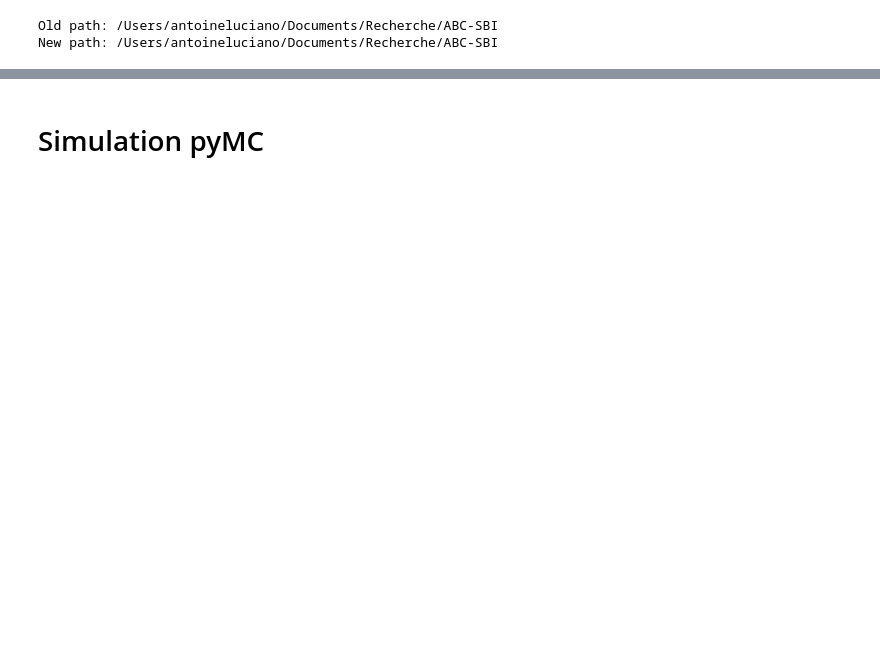
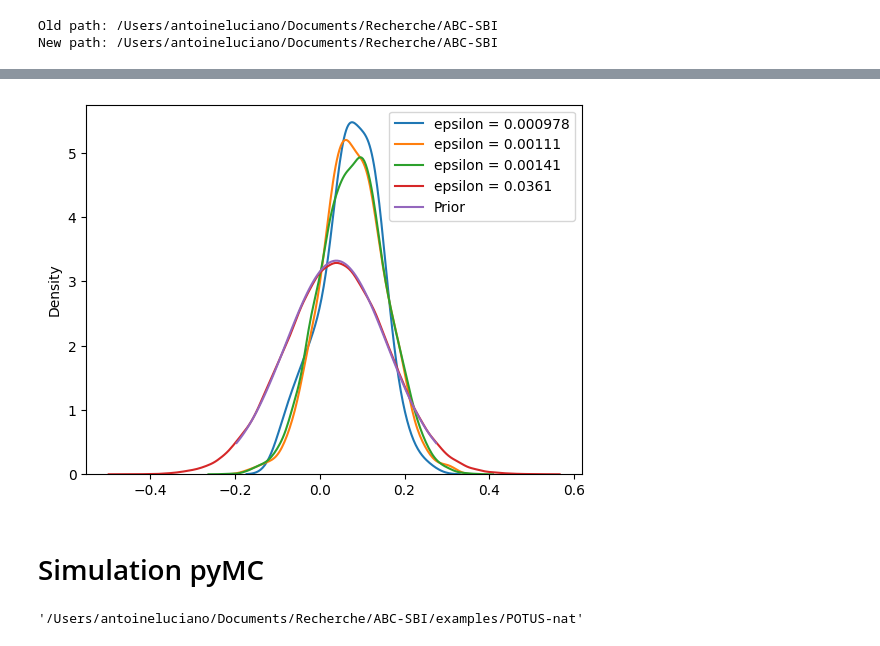
Before and after one commit to AntoineLuciano/ABC-SBI, a Jupyter notebook: examples/POTUS-nat/test_potus_nat.ipynb, the cells around one changed output, grey strips where cells are left out. Saved outputs shown, nothing was run; the diff lists cells and outputs as text; code cells hidden in the pictures; blank space fills up the shorter version.

Commit message:
POTUS_NAT READY

```diff
--- a/examples/POTUS-nat/test_potus_nat.ipynb
+++ b/examples/POTUS-nat/test_potus_nat.ipynb
@@ -219,0 +205,3 @@ TypeError: '<=' not supported between instances of 'list' and 'int'
+# %%
+from functions.simulation import ABC_epsilon
+datas, thetas, dists, key = ABC_epsilon(key, 100000, prior_simulator, data_simulator, discrepancy, epsilon=0.1, true_data= y_obs_nat)
@@ -220,2 +211,24 @@ TypeError: '<=' not supported between instances of 'list' and 'int'
+# %%
+sort_index = jnp.argsort(dists)
+datas = datas[sort_index]
+thetas = thetas[sort_index]
+dists = dists[sort_index]
+sns.kdeplot(thetas[:100].flatten(), label = "epsilon = {:.3}".format(dists[100]))
+sns.kdeplot(thetas[:1000].flatten(), label = "epsilon = {:.3}".format(dists[1000]))
+sns.kdeplot(thetas[:10000].flatten(), label = "epsilon = {:.3}".format(dists[10000]))
+sns.kdeplot(thetas[:100000].flatten(), label = "epsilon = {:.3}".format(dists[100000]))
+import scipy.stats as stats
+prior = stats.norm(loc=mu_b_T_loc_prior, scale=jnp.sqrt(mu_b_T_scale_prior))
+a,b = prior.interval(0.95)
+x = jnp.linspace(a,b,100)
+plt.plot(x, prior.pdf(x), label="Prior")
+plt.legend()
+plt.show()
+# %% [output]
+[figure, added]
 # %% [markdown]
 # Simulation pyMC
+# %%
+os.getcwd()
+# %% [output]
+'/Users/antoineluciano/Documents/Recherche/ABC-SBI/examples/POTUS-nat'
```
Also changed, not shown: parts of 14 cells of this notebook, 19 other files.
